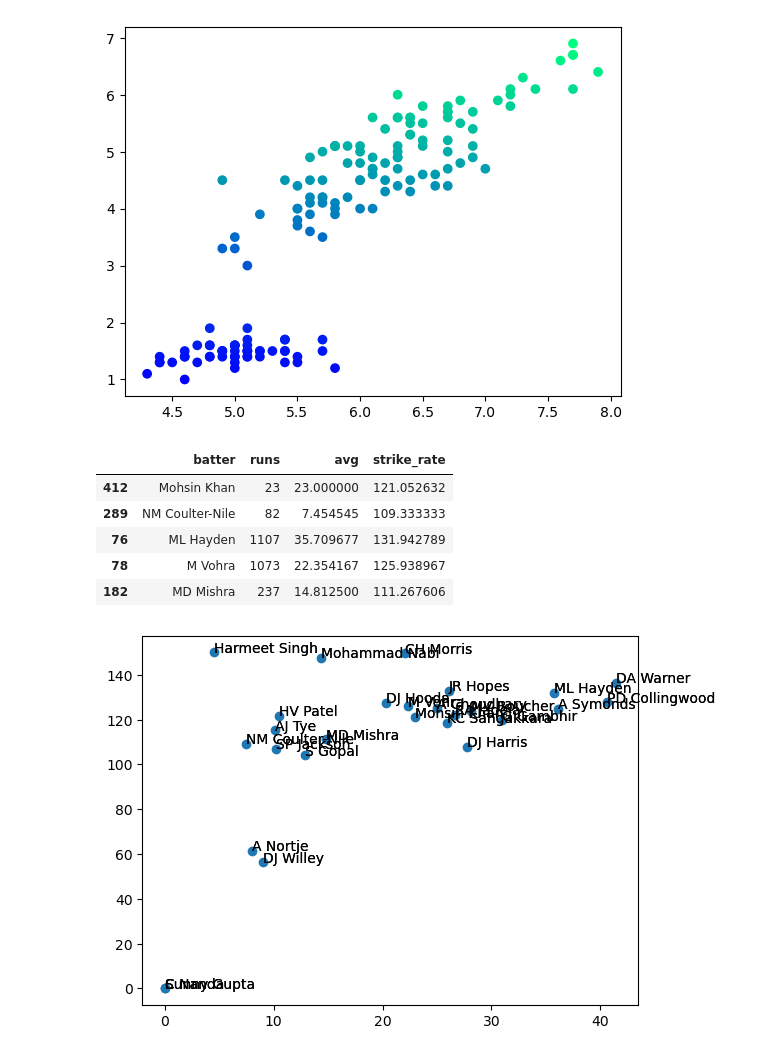
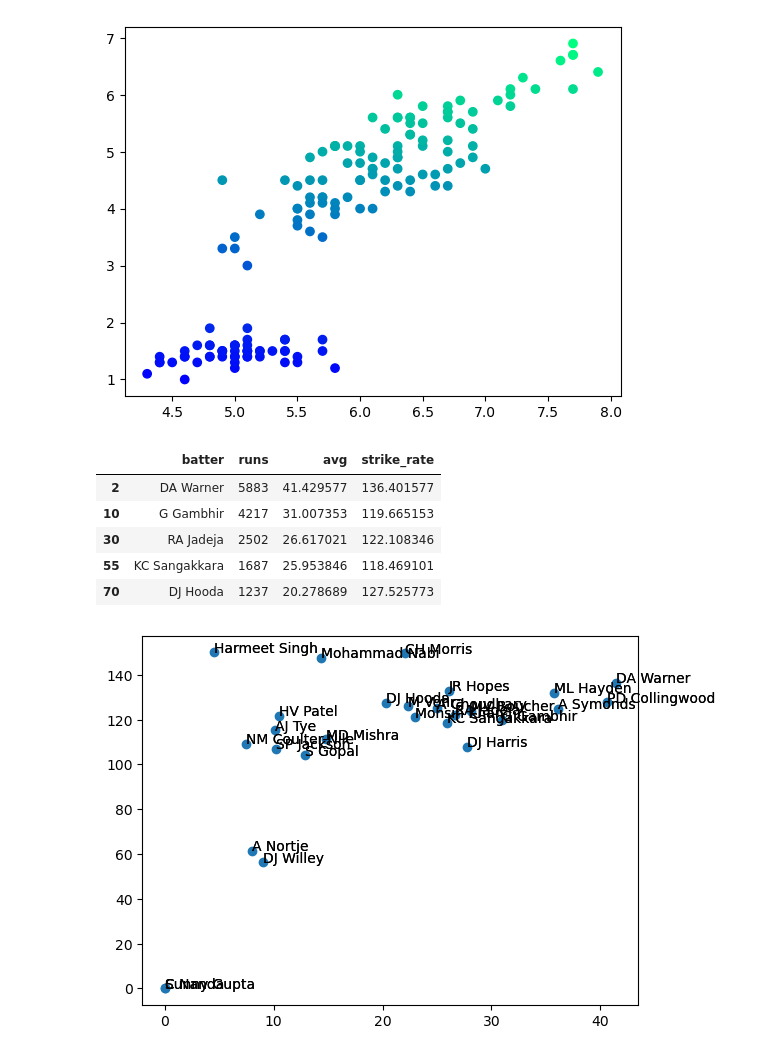
Before and after one commit to Harsith-Panda/Exploratory-Data-Analysis-And-Data-Preprocessing, a Jupyter notebook: Matplotlib.ipynb, the cells around one changed output. Drawn from its saved outputs; the diff is of its cells as text; code cells hidden in the pictures.

```diff
--- a/Matplotlib.ipynb
+++ b/Matplotlib.ipynb
@@ -386,16 +386,18 @@ plt.scatter(iris['SepalLengthCm'], iris['PetalLengthCm'], c=iris['PetalLengthCm'
 # %%
 df = pd.read_csv('Practice_Datasets/mpl-1/batter.csv')
 df.head()
 
 sample_df = df.sample(30, random_state=42)
 sample_df.head()
+
+sample_df.sort_values(by='runs', ascending=False).head()
 # %% [output]
 |  | batter | runs | avg | strike_rate |
-| 412 | Mohsin Khan | 23 | 23.000000 | 121.052632 |
-| 289 | NM Coulter-Nile | 82 | 7.454545 | 109.333333 |
-| 76 | ML Hayden | 1107 | 35.709677 | 131.942789 |
-| 78 | M Vohra | 1073 | 22.354167 | 125.938967 |
-| 182 | MD Mishra | 237 | 14.812500 | 111.267606 |
+| 2 | DA Warner | 5883 | 41.429577 | 136.401577 |
+| 10 | G Gambhir | 4217 | 31.007353 | 119.665153 |
+| 30 | RA Jadeja | 2502 | 26.617021 | 122.108346 |
+| 55 | KC Sangakkara | 1687 | 25.953846 | 118.469101 |
+| 70 | DJ Hooda | 1237 | 20.278689 | 127.525773 |
 # %%
 plt.scatter(sample_df['avg'], sample_df['strike_rate'])
 
```
Also changed, not shown: parts of 3 cells of this notebook, 1 other file.
